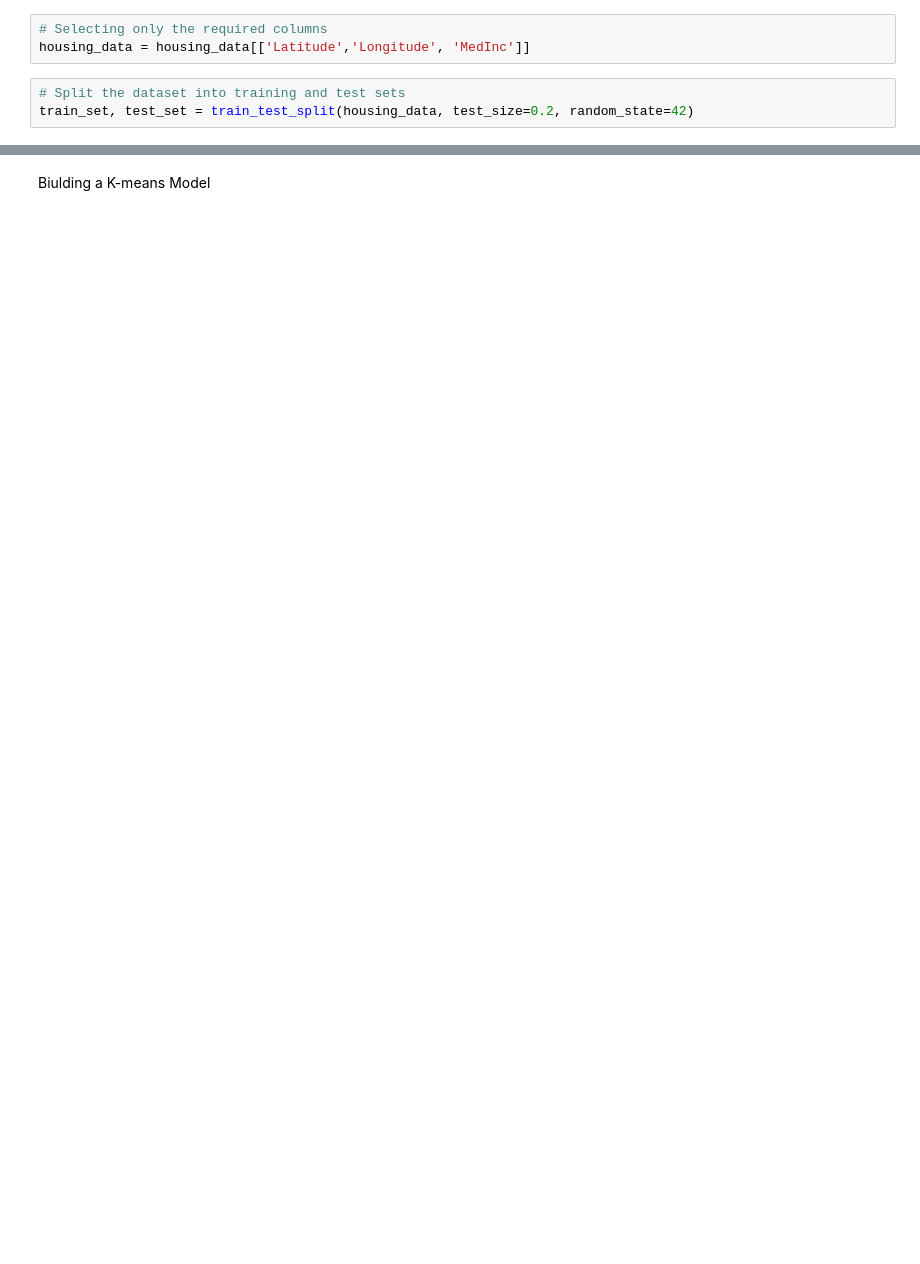
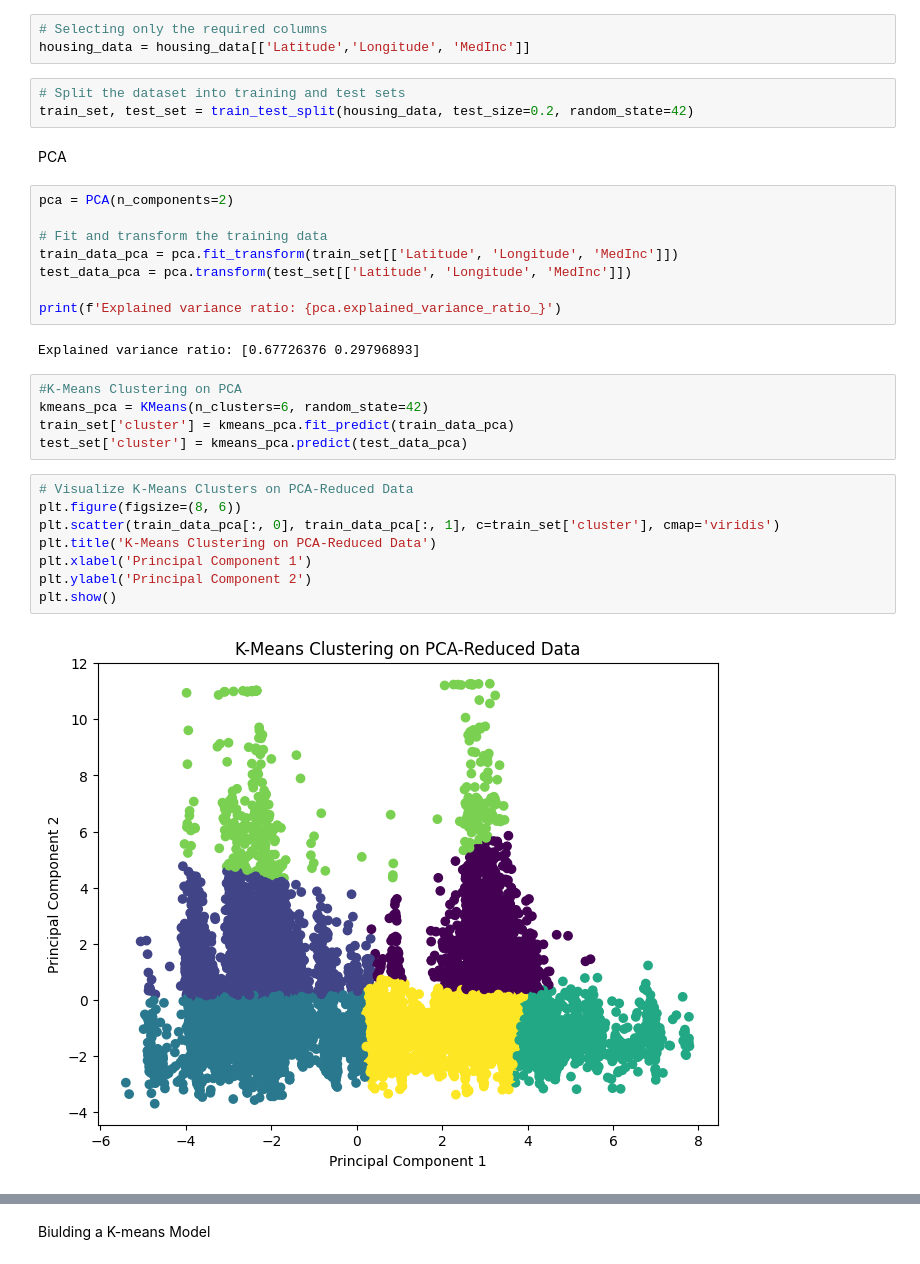
Before and after one commit to JulianSanchez1/k_mean_project, a Jupyter notebook: src/explore.ipynb, the cells around one changed output, grey strips where cells are left out. Cells and saved outputs as stored; diff of their text form; blank space fills up the shorter version.

```diff
--- a/src/explore.ipynb
+++ b/src/explore.ipynb
@@ -70,3 +33,30 @@ housing_data = housing_data[['Latitude','Longitude', 'MedInc']]
 # %%
 # Split the dataset into training and test sets
 train_set, test_set = train_test_split(housing_data, test_size=0.2, random_state=42)
+# %% [markdown]
+PCA
+# %%
+pca = PCA(n_components=2)
+
+# Fit and transform the training data
+train_data_pca = pca.fit_transform(train_set[['Latitude', 'Longitude', 'MedInc']])
+test_data_pca = pca.transform(test_set[['Latitude', 'Longitude', 'MedInc']])
+
+print(f'Explained variance ratio: {pca.explained_variance_ratio_}')
+# %% [output]
+Explained variance ratio: [0.67726376 0.29796893]
+# %%
+#K-Means Clustering on PCA
+kmeans_pca = KMeans(n_clusters=6, random_state=42)
+train_set['cluster'] = kmeans_pca.fit_predict(train_data_pca)
+test_set['cluster'] = kmeans_pca.predict(test_data_pca)
+# %%
+# Visualize K-Means Clusters on PCA-Reduced Data
+plt.figure(figsize=(8, 6))
+plt.scatter(train_data_pca[:, 0], train_data_pca[:, 1], c=train_set['cluster'], cmap='viridis')
+plt.title('K-Means Clustering on PCA-Reduced Data')
+plt.xlabel('Principal Component 1')
+plt.ylabel('Principal Component 2')
+plt.show()
+# %% [output]
+[figure, added]
```
Also changed, not shown: parts of 10 cells of this notebook, 1 other file.
